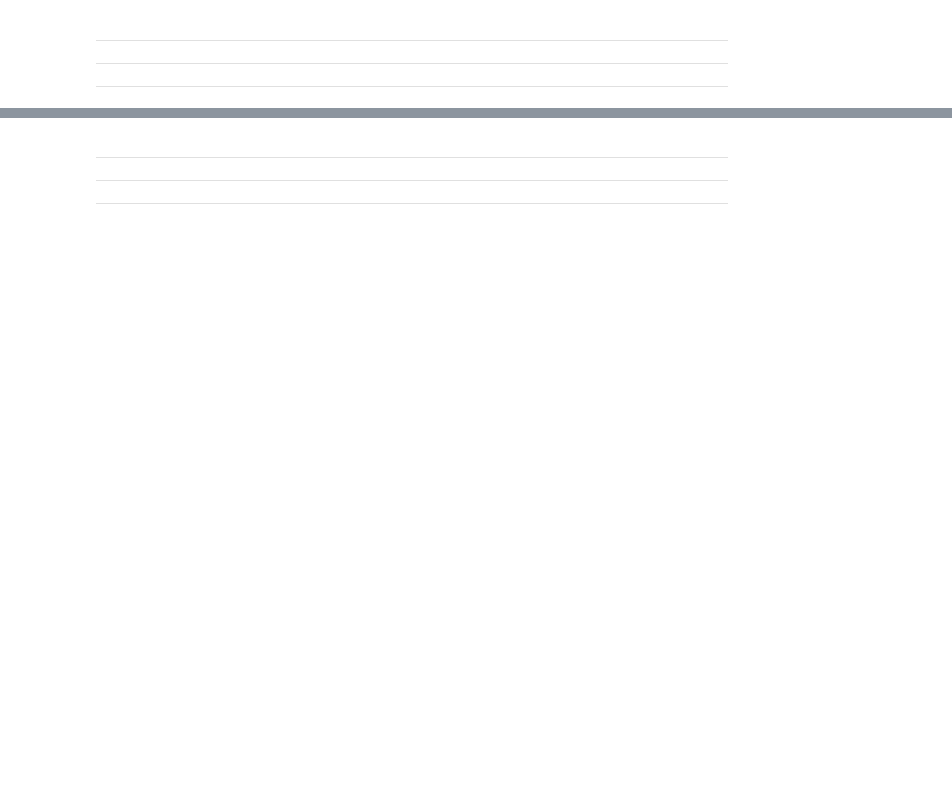
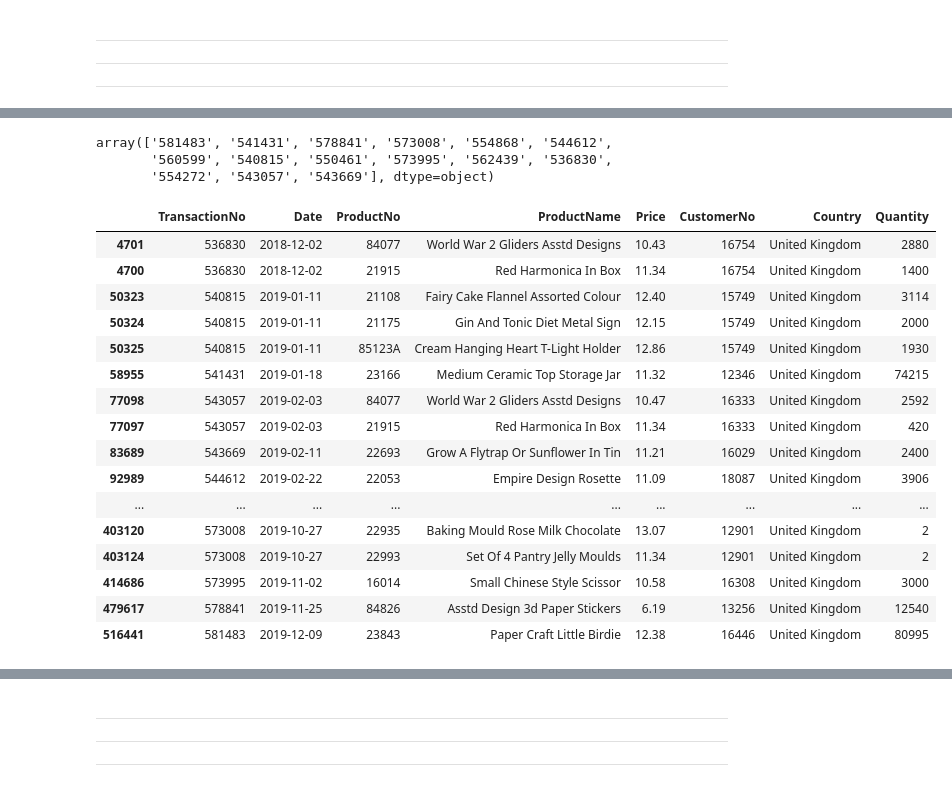
Before and after one commit to dazzens/dazzens, a Jupyter notebook: EDA_проект.ipynb, the cells around one changed output, grey strips where cells are left out. Saved outputs shown, nothing was run; the diff lists cells and outputs as text; code cells hidden in the pictures; blank space fills up the shorter version.

```diff
--- a/EDA_проект.ipynb
+++ b/EDA_проект.ipynb
@@ -798,0 +865,13 @@ display(df[df['Quantity'] < 0].head(15).sort_values(by='Quantity'))
+# %%
+# Просмотр наблюдений с наибольшим количеством товара
+
+largest_quantity_rows = (
+    positive_quantity_df
+    .sort_values(
+        by="Quantity",
+        ascending=False
+    )
+    .head(15)
+)
+
+display(largest_quantity_rows)
@@ -798,0 +895,48 @@ display(df[df['Quantity'] < 0].head(15).sort_values(by='Quantity'))
+# %%
+# Получение номеров соответствующих транзакций
+
+largest_transaction_numbers = (
+    largest_quantity_rows["TransactionNo"]
+    .dropna()
+    .unique()
+)
+
+display(largest_transaction_numbers)
+# %% [output]
+array(['581483', '541431', '578841', '573008', '554868', '544612',
+       '560599', '540815', '550461', '573995', '562439', '536830',
+       '554272', '543057', '543669'], dtype=object)
+# %%
+#Просмотр всех позиций найденных транзакций
+
+largest_quantity_transactions = (
+    positive_quantity_df[
+        positive_quantity_df["TransactionNo"].isin(
+            largest_transaction_numbers
+        )
+    ]
+    .sort_values(
+        by=["TransactionNo", "Quantity"],
+        ascending=[True, False]
+    )
+)
+
+display(largest_quantity_transactions)
+# %% [output]
+|  | TransactionNo | Date | ProductNo | ProductName | Price | CustomerNo | Country | Quantity |
+| 4701 | 536830 | 2018-12-02 | 84077 | World War 2 Gliders Asstd Designs | 10.43 | 16754 | United Kingdom | 2880 |
+| 4700 | 536830 | 2018-12-02 | 21915 | Red Harmonica In Box | 11.34 | 16754 | United Kingdom | 1400 |
+| 50323 | 540815 | 2019-01-11 | 21108 | Fairy Cake Flannel Assorted Colour | 12.40 | 15749 | United Kingdom | 3114 |
+| 50324 | 540815 | 2019-01-11 | 21175 | Gin And Tonic Diet Metal Sign | 12.15 | 15749 | United Kingdom | 2000 |
+| 50325 | 540815 | 2019-01-11 | 85123A | Cream Hanging Heart T-Light Holder | 12.86 | 15749 | United Kingdom | 1930 |
+| 58955 | 541431 | 2019-01-18 | 23166 | Medium Ceramic Top Storage Jar | 11.32 | 12346 | United Kingdom | 74215 |
+| 77098 | 543057 | 2019-02-03 | 84077 | World War 2 Gliders Asstd Designs | 10.47 | 16333 | United Kingdom | 2592 |
+| 77097 | 543057 | 2019-02-03 | 21915 | Red Harmonica In Box | 11.34 | 16333 | United Kingdom | 420 |
+| 83689 | 543669 | 2019-02-11 | 22693 | Grow A Flytrap Or Sunflower In Tin | 11.21 | 16029 | United Kingdom | 2400 |
+| 92989 | 544612 | 2019-02-22 | 22053 | Empire Design Rosette | 11.09 | 18087 | United Kingdom | 3906 |
+| ... | ... | ... | ... | ... | ... | ... | ... | ... |
+| 403120 | 573008 | 2019-10-27 | 22935 | Baking Mould Rose Milk Chocolate | 13.07 | 12901 | United Kingdom | 2 |
+| 403124 | 573008 | 2019-10-27 | 22993 | Set Of 4 Pantry Jelly Moulds | 11.34 | 12901 | United Kingdom | 2 |
+| 414686 | 573995 | 2019-11-02 | 16014 | Small Chinese Style Scissor | 10.58 | 16308 | United Kingdom | 3000 |
+| 479617 | 578841 | 2019-11-25 | 84826 | Asstd Design 3d Paper Stickers | 6.19 | 13256 | United Kingdom | 12540 |
+| 516441 | 581483 | 2019-12-09 | 23843 | Paper Craft Little Birdie | 12.38 | 16446 | United Kingdom | 80995 |
```
Also changed, not shown: parts of 42 cells of this notebook.
